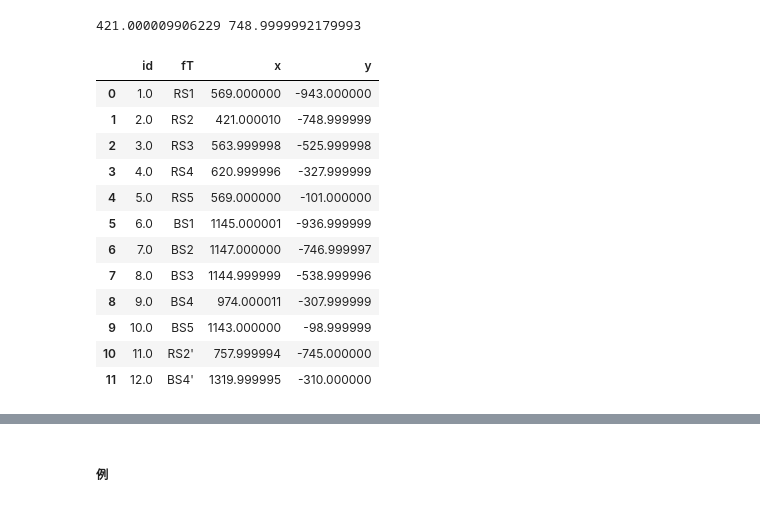
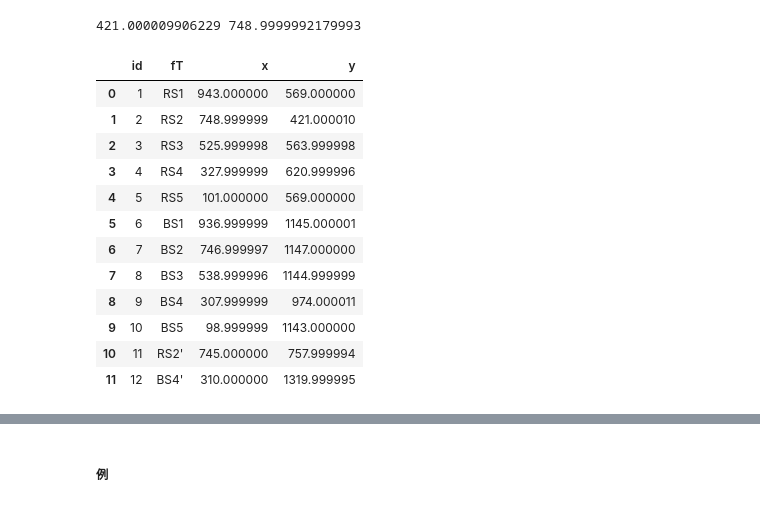
Before and after one commit to sophiaBuss0410/lab, a Jupyter notebook: 3d_vis_try.ipynb, the cells around one changed output, grey strips where cells are left out. Cells and saved outputs as stored; diff of their text form; code cells hidden in the pictures.

```diff
--- a/3d_vis_try.ipynb
+++ b/3d_vis_try.ipynb
@@ -62,21 +63,21 @@ print(pointx, pointy)
 # %% [output]
 421.000009906229 748.9999992179993
 # %%
-lst = [[nodes[i]['id'], nodes[i]['fT'], nodes[i]['pos']['x'], -nodes[i]['pos']['y']] for i in range(len(nodes))]
+lst = [[nodes[i]['id'], nodes[i]['fT'], nodes[i]['pos']['y'], nodes[i]['pos']['x']] for i in range(len(nodes))]
 lst[:2]
-df = pd.DataFrame(lst, columns =['id', 'fT',  'x', 'y'], dtype = float)
+df = pd.DataFrame(lst, columns =['id', 'fT', 'x', 'y'])
 df
 # %% [output]
 |  | id | fT | x | y |
-| 0 | 1.0 | RS1 | 569.000000 | -943.000000 |
-| 1 | 2.0 | RS2 | 421.000010 | -748.999999 |
-| 2 | 3.0 | RS3 | 563.999998 | -525.999998 |
-| 3 | 4.0 | RS4 | 620.999996 | -327.999999 |
-| 4 | 5.0 | RS5 | 569.000000 | -101.000000 |
-| 5 | 6.0 | BS1 | 1145.000001 | -936.999999 |
-| 6 | 7.0 | BS2 | 1147.000000 | -746.999997 |
-| 7 | 8.0 | BS3 | 1144.999999 | -538.999996 |
-| 8 | 9.0 | BS4 | 974.000011 | -307.999999 |
-| 9 | 10.0 | BS5 | 1143.000000 | -98.999999 |
-| 10 | 11.0 | RS2' | 757.999994 | -745.000000 |
-| 11 | 12.0 | BS4' | 1319.999995 | -310.000000 |
+| 0 | 1 | RS1 | 943.000000 | 569.000000 |
+| 1 | 2 | RS2 | 748.999999 | 421.000010 |
+| 2 | 3 | RS3 | 525.999998 | 563.999998 |
+| 3 | 4 | RS4 | 327.999999 | 620.999996 |
+| 4 | 5 | RS5 | 101.000000 | 569.000000 |
+| 5 | 6 | BS1 | 936.999999 | 1145.000001 |
+| 6 | 7 | BS2 | 746.999997 | 1147.000000 |
+| 7 | 8 | BS3 | 538.999996 | 1144.999999 |
+| 8 | 9 | BS4 | 307.999999 | 974.000011 |
+| 9 | 10 | BS5 | 98.999999 | 1143.000000 |
+| 10 | 11 | RS2' | 745.000000 | 757.999994 |
+| 11 | 12 | BS4' | 310.000000 | 1319.999995 |
```
Also changed, not shown: parts of 18 cells of this notebook, 2 other files.
